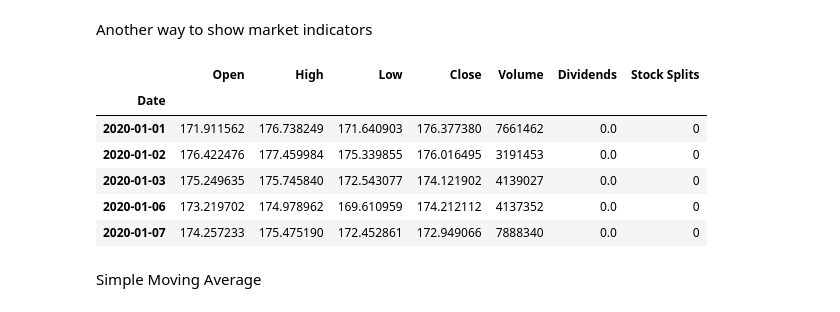
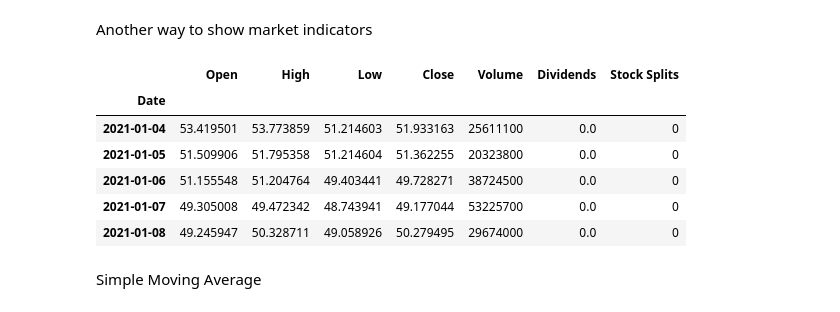
Before and after one commit to embrexemb/Project-02, a Jupyter notebook: Notebooks/TA.ipynb, the cells around one changed output. Cells and saved outputs as stored; diff of their text form; code cells hidden in the pictures.

```diff
--- a/Notebooks/TA.ipynb
+++ b/Notebooks/TA.ipynb
@@ -9,17 +9,18 @@ import talib as ta
 import pandas as pd
 import matplotlib.pyplot as plt
 # %%
-power = yf.Ticker("POWERGRID.NS")
-df = power.history(start="2020-01-01", end='2020-09-04')
+#power = yf.Ticker("POWERGRID.NS")
+power = yf.Ticker("KO")
+df = power.history(start="2021-01-01", end='2021-03-30')
 df.head()
 # %% [output]
 |  | Open | High | Low | Close | Volume | Dividends | Stock Splits |
 | Date |  |  |  |  |  |  |  |
-| 2020-01-01 | 171.911562 | 176.738249 | 171.640903 | 176.377380 | 7661462 | 0.0 | 0 |
-| 2020-01-02 | 176.422476 | 177.459984 | 175.339855 | 176.016495 | 3191453 | 0.0 | 0 |
-| 2020-01-03 | 175.249635 | 175.745840 | 172.543077 | 174.121902 | 4139027 | 0.0 | 0 |
-| 2020-01-06 | 173.219702 | 174.978962 | 169.610959 | 174.212112 | 4137352 | 0.0 | 0 |
-| 2020-01-07 | 174.257233 | 175.475190 | 172.452861 | 172.949066 | 7888340 | 0.0 | 0 |
+| 2021-01-04 | 53.419501 | 53.773859 | 51.214603 | 51.933163 | 25611100 | 0.0 | 0 |
+| 2021-01-05 | 51.509906 | 51.795358 | 51.214604 | 51.362255 | 20323800 | 0.0 | 0 |
+| 2021-01-06 | 51.155548 | 51.204764 | 49.403441 | 49.728271 | 38724500 | 0.0 | 0 |
+| 2021-01-07 | 49.305008 | 49.472342 | 48.743941 | 49.177044 | 53225700 | 0.0 | 0 |
+| 2021-01-08 | 49.245947 | 50.328711 | 49.058926 | 50.279495 | 29674000 | 0.0 | 0 |
 # %% [markdown]
 Simple Moving Average
 # %%
```
Also changed, not shown: parts of 4 cells of this notebook, 16 other files.
